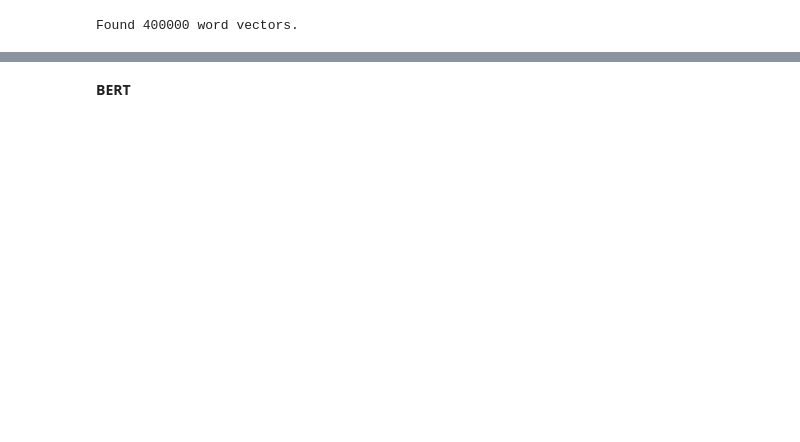
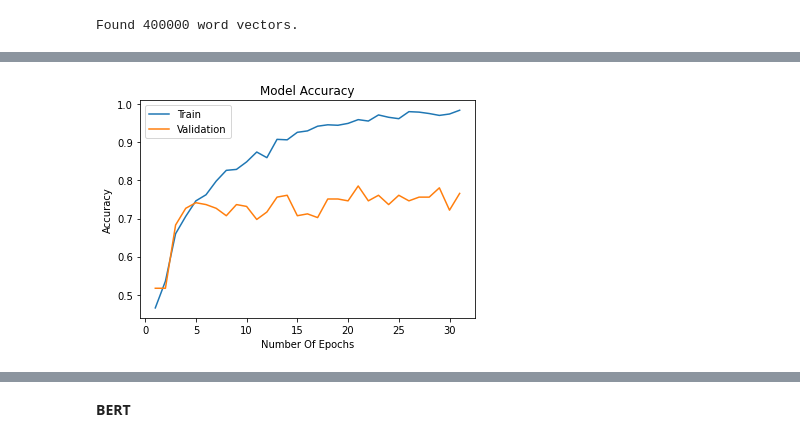
Before and after one commit to kirath2205/Information-Retrieval, a Jupyter notebook: Sentiment_Analysis.ipynb, the cells around one changed output, grey strips where cells are left out. Cells and saved outputs as stored; diff of their text form; code cells hidden in the pictures; blank space fills up the shorter version.

Commit message:
Trained Bi LSTM, Global Avg Pooling Models and plotted their accuracy and loss curves

```diff
--- a/Sentiment_Analysis.ipynb
+++ b/Sentiment_Analysis.ipynb
@@ -361,0 +356,15 @@ Epoch 17/100
+# %%
+#For Bidirectional LSTMs
+import matplotlib.pyplot as plt
+
+epochs=[x for x in range(1,32)]
+
+plt.plot(epochs,history.history['accuracy'])
+plt.plot(epochs,history.history['val_accuracy'])
+plt.title('Model Accuracy')
+plt.ylabel('Accuracy')
+plt.xlabel('Number Of Epochs')
+plt.legend(['Train', 'Validation'], loc='upper left')
+plt.show()
+# %% [output]
+[figure, added]
```
Also changed, not shown: parts of 17 cells of this notebook.
